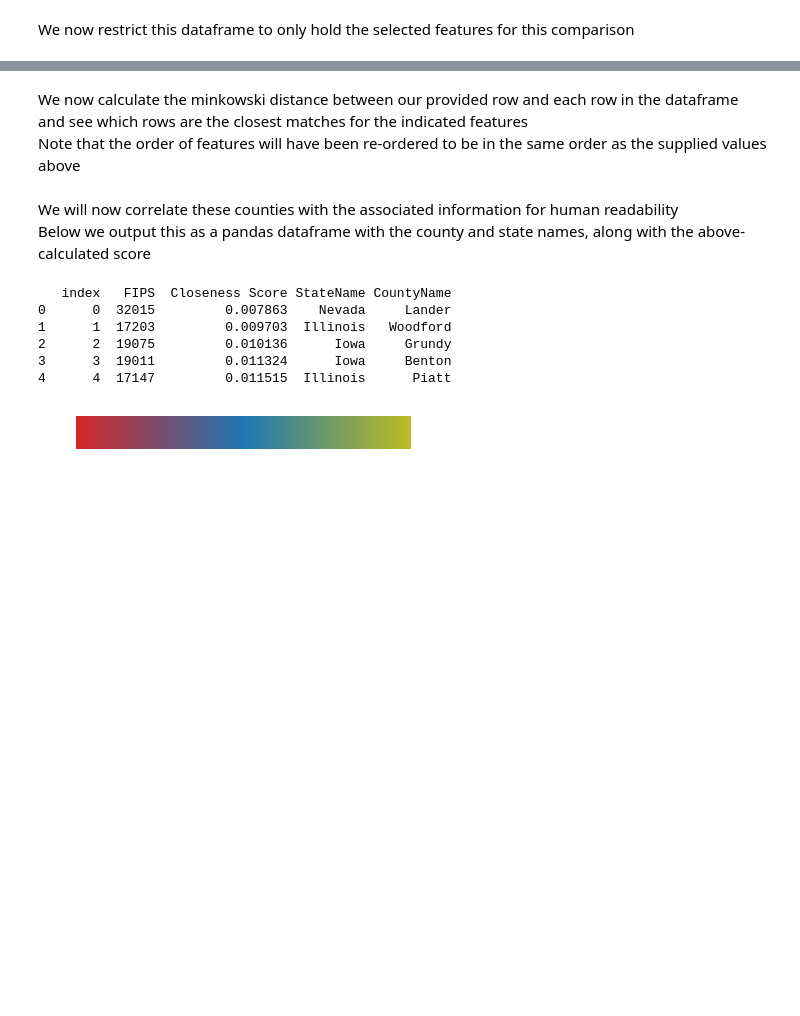
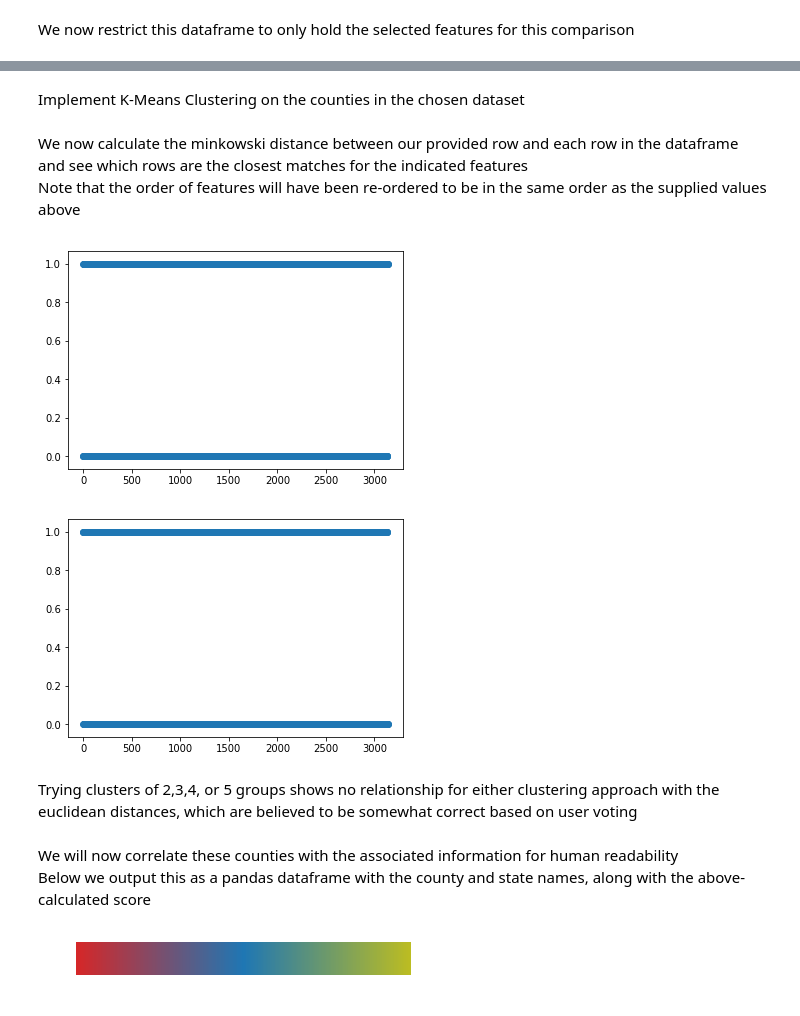
Before and after one commit to moorebryan/county-recommendation-engine, a Jupyter notebook: county-recommendation-engine.ipynb, the cells around one changed output, grey strips where cells are left out. Saved outputs shown, nothing was run; the diff lists cells and outputs as text; code cells hidden in the pictures; blank space fills up the shorter version.

```diff
--- a/county-recommendation-engine.ipynb
+++ b/county-recommendation-engine.ipynb
@@ -145,0 +203,6 @@ feature_array = feature_df.values
+# %%
+# First add the users chosen vector to the feature matrix
+feature_array = np.concatenate((np.asarray(feature_values_desired).reshape(1,-1),feature_array), axis=0)
+
+# View outcome of PCA implementation
+view_pca_variance(feature_array)
@@ -146,11 +241,35 @@ feature_array = feature_df.values
+# %%
+####### Apply PCA to feature array ##############
+feature_array = implement_pca(feature_array,4)
+
+######## Apply only scaling to feature array ################
+# scaler = StandardScaler().fit(feature_array.reshape(-1, 1))
+# feature_values_desired = scaler.transform(feature_values_desired.reshape(-1, 1))
+# feature_array = scaler.transform(feature_array)
+
+feature_values_desired = feature_array[0,:]
+feature_array = np.delete(feature_array,(0),axis=0)
+# %% [markdown]
+Implement K-Means Clustering on the counties in the chosen dataset
+# %%
+# Implement standard k-means clustering
+km = KMeans(n_clusters=2)
+km.fit(feature_array)
+k_mean_labels = km.labels_
+
+# Implement spectral clustering using nearest neighbors
+sp = SpectralClustering(n_clusters=2, affinity='nearest_neighbors')
+sp.fit(feature_array)
+k_mean_spectral_labels = sp.labels_
 # %% [markdown]
 We now calculate the minkowski distance between our provided row and each row in the dataframe and see which rows are the closest matches for the indicated features<br>
 Note that the order of features will have been re-ordered to be in the same order as the supplied values above
 # %%
 # First calculate all distances between our supplied vector and every vector in our list
 # Out of this we get a tuple for each calculation. First value in Tuple Holds calculated distance and second
-# holds its corresponding index
-all_dist = [(minkowski(feature_values_desired,feature_array[row,:],p),row) for row in range(feature_array.shape[0])]
+# holds its corresponding index, third is k-means class, 4th is spectral clustering class
+all_dist = [(minkowski(feature_values_desired,feature_array[row,:],p),
+             row,k_mean_labels[row],k_mean_spectral_labels[row]) for row in range(feature_array.shape[0])]
 
 # This orders the closest distances so they are at the front of the list
 # Each entry is a tuple. The first item holds the distance and the second the corresponding index
@@ -159,7 +278,8 @@ sorted_counties = sorted(all_dist, key=lambda x: x[0])
 # Now select to only keep the desired number of most similar counties
 sorted_counties = sorted_counties[:num_counties]
 # Get list of corresponding indices
-distance_metric = [int(tuples[0]) for tuples in sorted_counties]
+distance_metric = [tuples[0] for tuples in sorted_counties]
+
 sorted_counties_indices = [int(tuples[1]) for tuples in sorted_counties]
 
 # Now find list of associated FIPS numbers
@@ -178,0 +289,12 @@ distance_score = [float(score)/max(distance_metric) for score in distance_metric
+# %%
+ordered_kmeans = [currVec[2] for currVec in all_dist]
+ordered_spectral_clusters = [currVec[3] for currVec in all_dist]
+plt.scatter(list(range(len(ordered_kmeans))),ordered_kmeans)
+plt.show()
+plt.scatter(list(range(len(ordered_spectral_clusters))),ordered_spectral_clusters)
+plt.show()
+# %% [output]
+[figure, added]
+[figure, added]
+# %% [markdown]
+Trying clusters of 2,3,4, or 5 groups shows no relationship for either clustering approach with the euclidean distances, which are believed to be somewhat correct based on user voting
@@ -188,19 +313,10 @@ recommended_counties_df['FIPS'] = FIPS_values
 # Now add in the scores correlated with these FIPS values
 recommended_counties_df['Closeness Score'] = distance_score
 # Now insert corresponding information about which county and state this corresponds to
-recommended_counties_df = pd.merge(recommended_counties_df,for_county_recommendations_df[['FIPS','StateName','CountyName']],how='outer',on='FIPS')
+recommended_counties_df = pd.merge(recommended_counties_df,for_county_recommendations_df[['FIPS','StateName','CountyName']+included_features],how='outer',on='FIPS')
 # Now drop all rows which recommendations were not made for
 recommended_counties_df.dropna(inplace=True)
 recommended_counties_df.reset_index(inplace=True)
-
-print(recommended_counties_df.head())
-# %% [output]
-   index   FIPS  Closeness Score StateName CountyName
-0      0  32015         0.007863    Nevada     Lander
-1      1  17203         0.009703  Illinois   Woodford
-2      2  19075         0.010136      Iowa     Grundy
-3      3  19011         0.011324      Iowa     Benton
-4      4  17147         0.011515  Illinois      Piatt
 # %%
 # Here we create a custom colormap to use for plot
 
```
Also changed, not shown: parts of 11 cells of this notebook, 1 other file.
